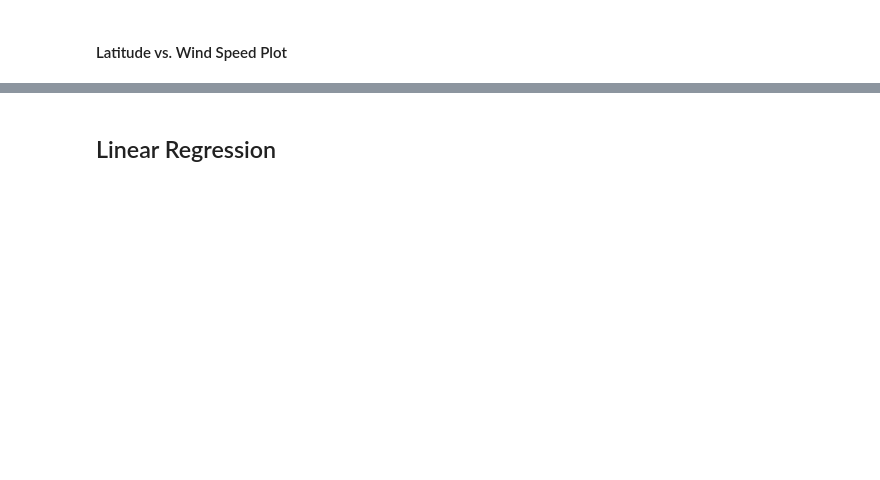
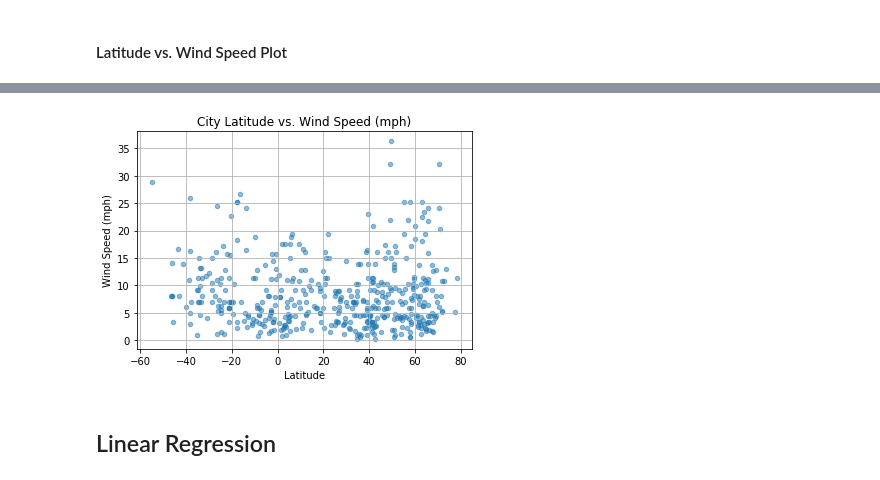
Before and after one commit to jrevier/python-api-challenge, a Jupyter notebook: WeatherPy/WeatherPy.ipynb, the cells around one changed output, grey strips where cells are left out. Cells and saved outputs as stored; diff of their text form; code cells hidden in the pictures; blank space fills up the shorter version.

```diff
--- a/WeatherPy/WeatherPy.ipynb
+++ b/WeatherPy/WeatherPy.ipynb
@@ -123,2 +196,13 @@ dtype: int64
+# %%
+fig, ax = plt.subplots()
+weather_dict.plot(kind='scatter', x='Lat', y='Wind Speed', ax=ax, alpha = 0.5)
+plt.title("City Latitude vs. Wind Speed (mph)")
+plt.xlabel("Latitude")
+plt.ylabel("Wind Speed (mph)")
+# Turn on the grid
+ax.grid()
+plt.savefig("../Images/latvws.png")
+# %% [output]
+[figure, added]
 # %% [markdown]
 ## Linear Regression
```
Also changed, not shown: parts of 36 cells of this notebook, 15 other files.
